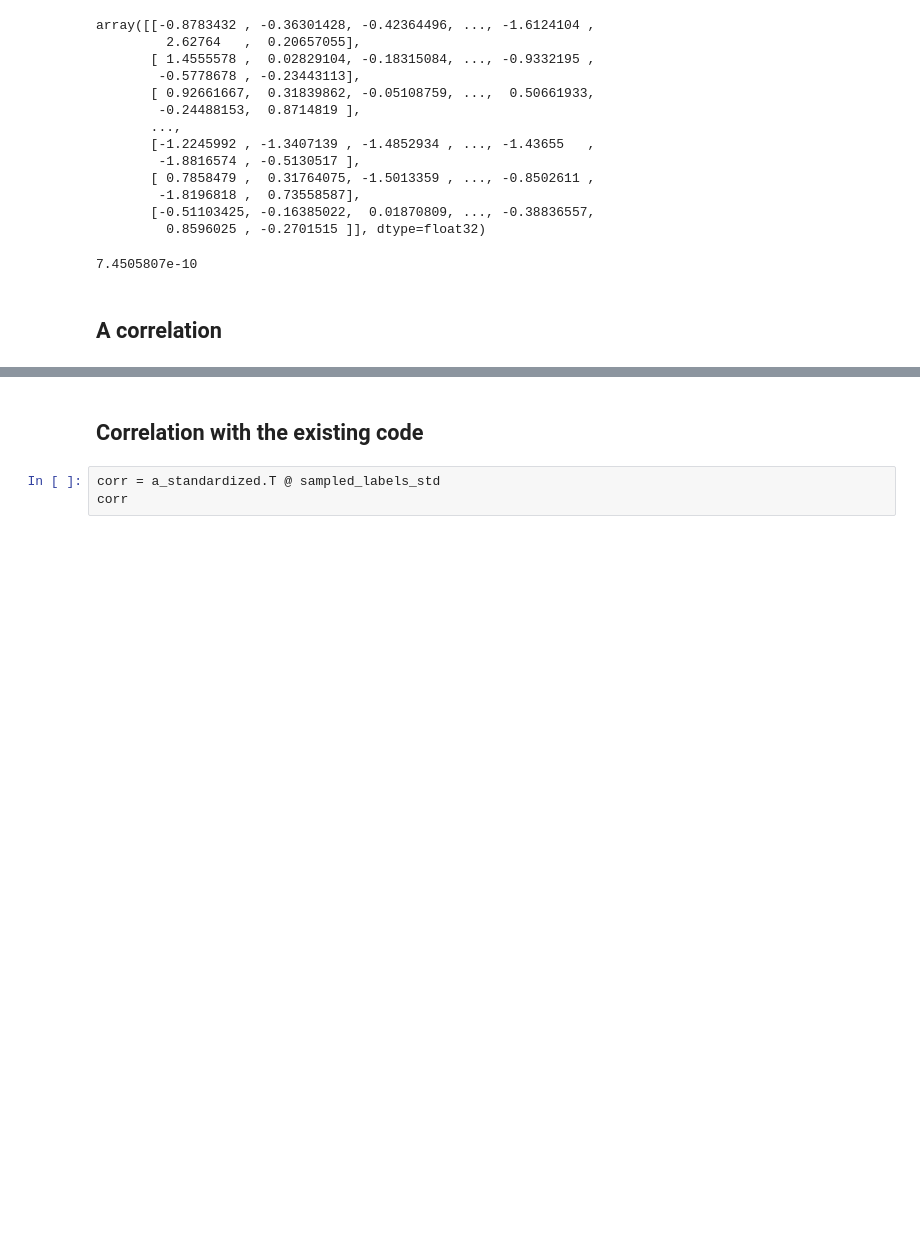
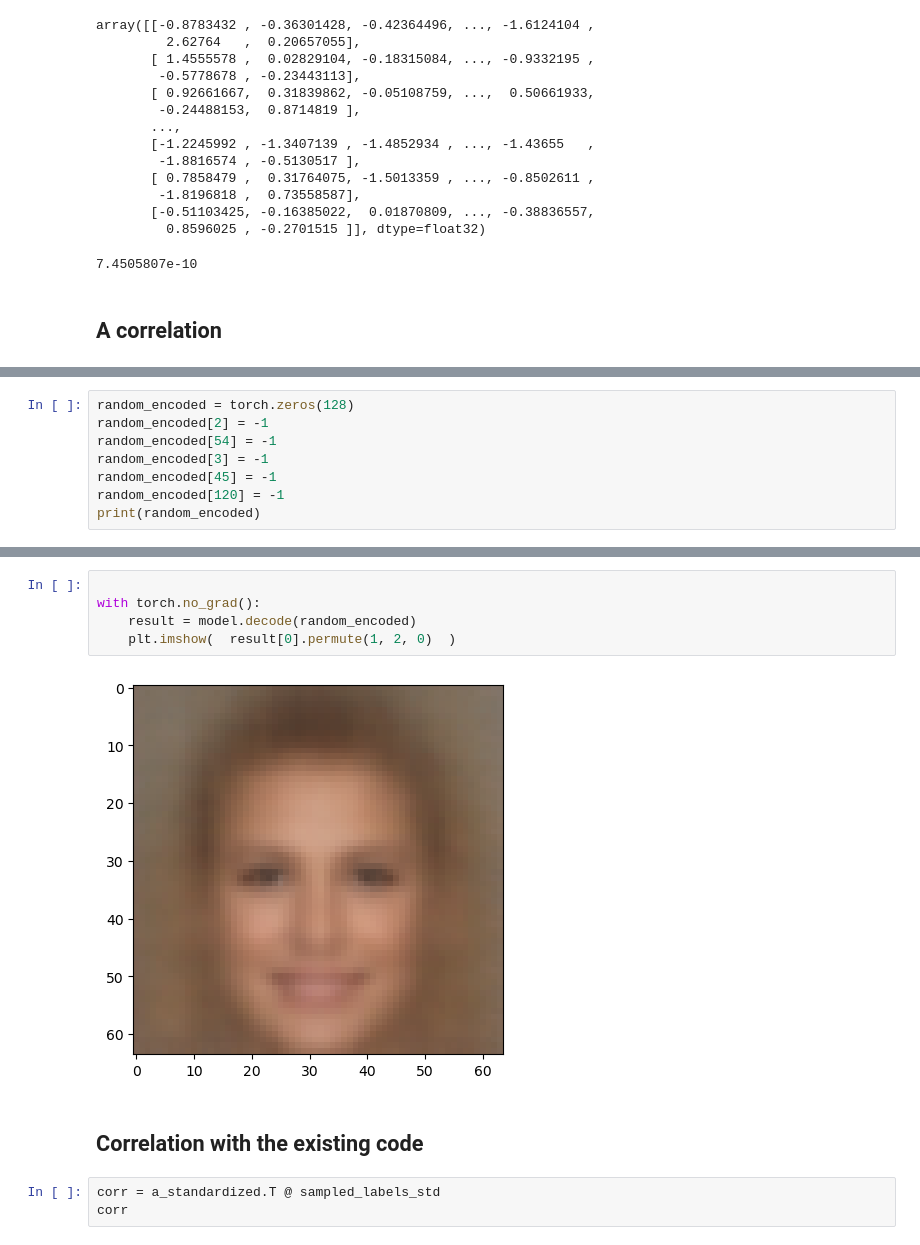
Before and after one commit to waymao/PyTorch-VAE, a Jupyter notebook: test copy.ipynb, the cells around one changed output, grey strips where cells are left out. Cells and saved outputs as stored; diff of their text form; blank space fills up the shorter version.

```diff
--- a/test copy.ipynb
+++ b/test copy.ipynb
@@ -143,0 +162,8 @@ plt.show()
+# %%
+random_encoded = torch.zeros(128)
+random_encoded[2] = -1
+random_encoded[54] = -1
+random_encoded[3] = -1
+random_encoded[45] = -1
+random_encoded[120] = -1
+print(random_encoded)
@@ -144,3 +181,10 @@ plt.show()
+# %%
+
+with torch.no_grad():
+    result = model.decode(random_encoded)
+    plt.imshow(  result[0].permute(1, 2, 0)  )
+# %% [output]
+[figure, added]
 # %% [markdown]
 ## Correlation with the existing code
 # %%
```
Also changed, not shown: parts of 7 cells of this notebook, 1 other file.
